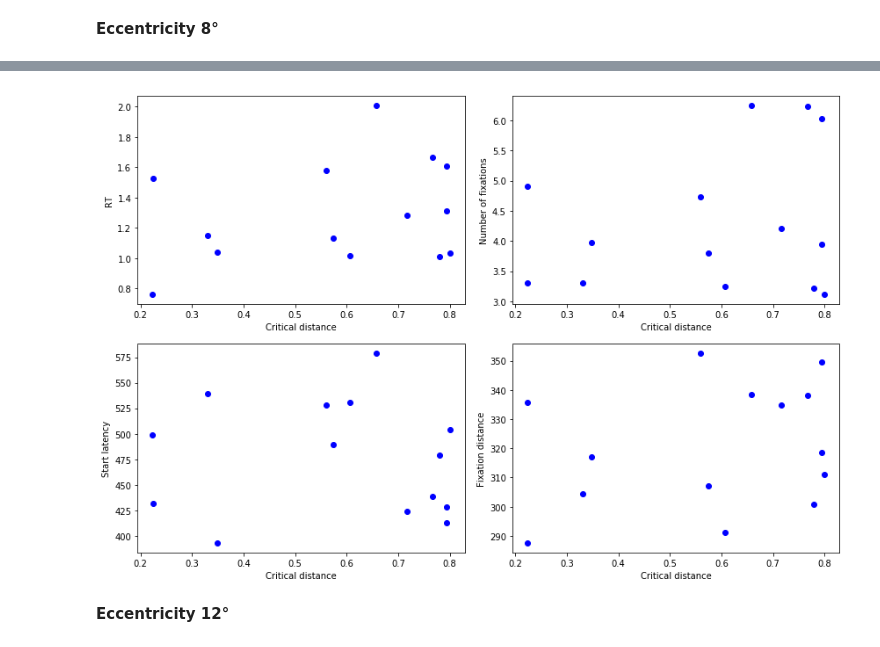
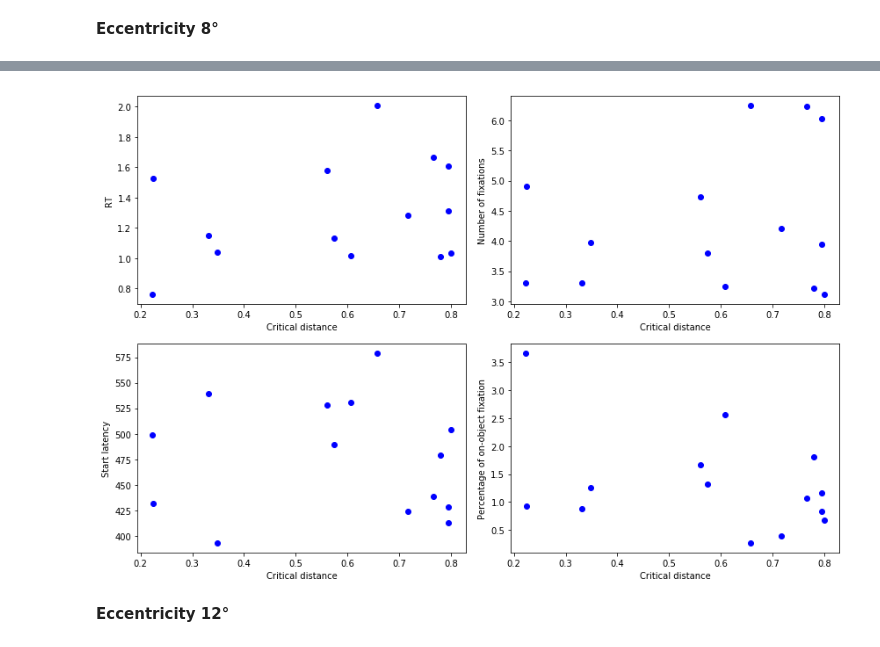
Before and after one commit to iverissimo/Crowding, a Jupyter notebook: Crowding in visual search data analysis.ipynb, the cells around one changed output, grey strips where cells are left out. Drawn from its saved outputs; the diff is of its cells as text; code cells hidden in the pictures.

```diff
--- a/Crowding in visual search data analysis.ipynb
+++ b/Crowding in visual search data analysis.ipynb
@@ -368,11 +390,11 @@ vRes = 1050
 hRes = 1680
 ecc = [4,8,12]
 
-gabor_size_deg = 2.2
+gabor_size_deg = 2.2/2 #divide by 2 to get the radius
 screen_distance = 50
 screen_height = 30
 
-gabor_size_pix = ang2pix(gabor_size_deg,screen_height,screen_distance,vRes)
+gabor_size_pix = ang2pix(gabor_size_deg,screen_height,screen_distance,vRes) #radius in pixels
 # %%
 eye_search_files = []
 for sub in range(len(subjects)):
@@ -546,10 +600,9 @@ for sub in range(len(subjects)):
     fix_dist[sub,1] = np.mean(distances[1])
     fix_dist[sub,2] = np.mean(distances[2])
 
-    percent_on_object[sub,0]=len(on_gabor[0])/len(distances[0])
-    percent_on_object[sub,1]=len(on_gabor[1])/len(distances[1])
-    percent_on_object[sub,2]=len(on_gabor[2])/len(distances[2])
-
+    percent_on_object[sub,0]=len(on_gabor[0])/len(distances[0])*100
+    percent_on_object[sub,1]=len(on_gabor[1])/len(distances[1])*100
+    percent_on_object[sub,2]=len(on_gabor[2])/len(distances[2])*100
 
 mean_fix_dist = np.mean(fix_dist,axis=1)
 mean_on_object = np.mean(percent_on_object, axis=1)
@@ -684,29 +804,29 @@ Correlation of critical distance and fixation distance:
 # %%
 plt.figure(figsize=(12,8))
 
 plt.subplot(2,2,1)
-plt.plot(crit_distance[:,1],rt_ecc_mean[:,1], 'bo')
+plt.plot(crit_distance[:,1],rt_ecc[:,1], 'bo')
 plt.xlabel('Critical distance')
 plt.ylabel('RT')
 
 plt.subplot(2,2,2)
 plt.plot(crit_distance[:,1],ecc_fix[:,1], 'bo')
 plt.xlabel('Critical distance')
 plt.ylabel('Number of fixations')
 
 plt.subplot(2,2,3)
 plt.plot(crit_distance[:,1],ecc_lat[:,1], 'bo')
 plt.xlabel('Critical distance')
 plt.ylabel('Start latency')
 
 plt.subplot(2,2,4)
-plt.plot(crit_distance[:,1],fix_dist[:,1], 'bo')
+plt.plot(crit_distance[:,1],percent_on_object[:,1], 'bo')
 plt.xlabel('Critical distance')
-plt.ylabel('Fixation distance')
+plt.ylabel('Percentage of on-object fixation')
 
 plt.tight_layout()
 # %% [output]
-[figure, old version]
+[figure, new version]
 # %% [markdown]
 **Eccentricity 12°**
 # %%
```
Also changed, not shown: parts of 31 cells of this notebook.
